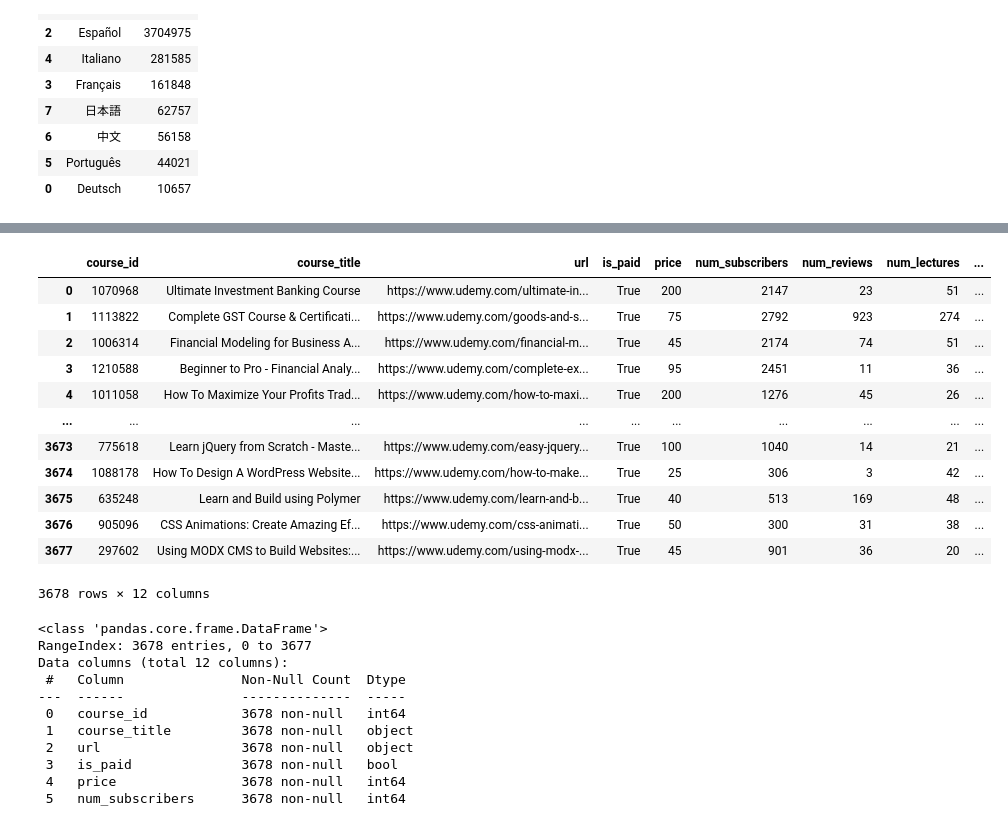
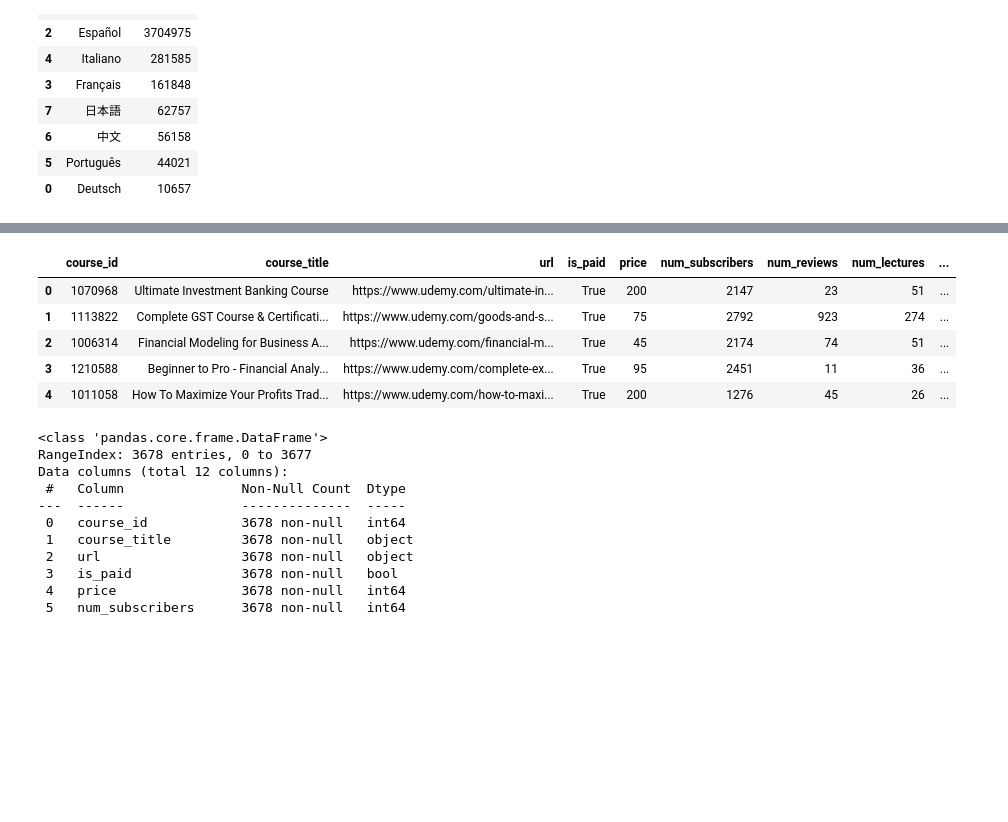
Before and after one commit to octa-acostamonti/MOOCs-Analyisis, a Jupyter notebook: EDA.ipynb, the cells around one changed output, grey strips where cells are left out. Drawn from its saved outputs; the diff is of its cells as text; code cells hidden in the pictures; blank space fills up the shorter version.

```diff
--- a/EDA.ipynb
+++ b/EDA.ipynb
@@ -503,21 +635,14 @@ edx.to_csv("./SQL/edx_normalizado.csv")
 # %%
 udemy = pd.read_csv("./Datasets/udemy_courses.csv")
 # %%
-udemy
+udemy.head()
 # %% [output]
 |  | course_id | course_title | url | is_paid | price | num_subscribers | num_reviews | num_lectures | ... |
 | 0 | 1070968 | Ultimate Investment Banking Course | https://www.udemy.com/ultimate-in... | True | 200 | 2147 | 23 | 51 | ... |
 | 1 | 1113822 | Complete GST Course & Certificati... | https://www.udemy.com/goods-and-s... | True | 75 | 2792 | 923 | 274 | ... |
 | 2 | 1006314 | Financial Modeling for Business A... | https://www.udemy.com/financial-m... | True | 45 | 2174 | 74 | 51 | ... |
 | 3 | 1210588 | Beginner to Pro - Financial Analy... | https://www.udemy.com/complete-ex... | True | 95 | 2451 | 11 | 36 | ... |
 | 4 | 1011058 | How To Maximize Your Profits Trad... | https://www.udemy.com/how-to-maxi... | True | 200 | 1276 | 45 | 26 | ... |
-| ... | ... | ... | ... | ... | ... | ... | ... | ... | ... |
-| 3673 | 775618 | Learn jQuery from Scratch - Maste... | https://www.udemy.com/easy-jquery... | True | 100 | 1040 | 14 | 21 | ... |
-| 3674 | 1088178 | How To Design A WordPress Website... | https://www.udemy.com/how-to-make... | True | 25 | 306 | 3 | 42 | ... |
-| 3675 | 635248 | Learn and Build using Polymer | https://www.udemy.com/learn-and-b... | True | 40 | 513 | 169 | 48 | ... |
-| 3676 | 905096 | CSS Animations: Create Amazing Ef... | https://www.udemy.com/css-animati... | True | 50 | 300 | 31 | 38 | ... |
-| 3677 | 297602 | Using MODX CMS to Build Websites:... | https://www.udemy.com/using-modx-... | True | 45 | 901 | 36 | 20 | ... |
-3678 rows × 12 columns
 # %%
 udemy.info()
 # %% [output]
```
Also changed, not shown: parts of 36 cells of this notebook.
